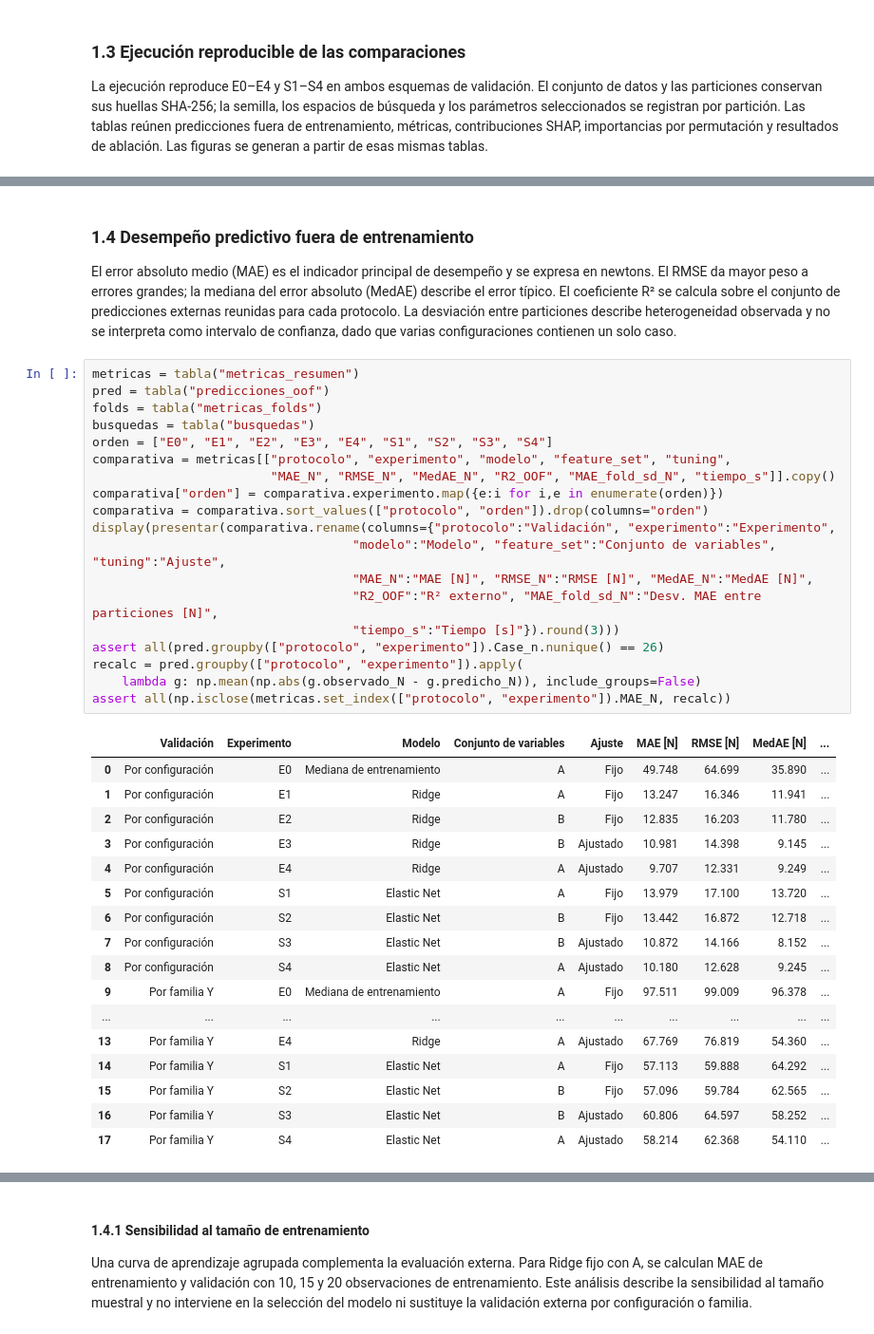
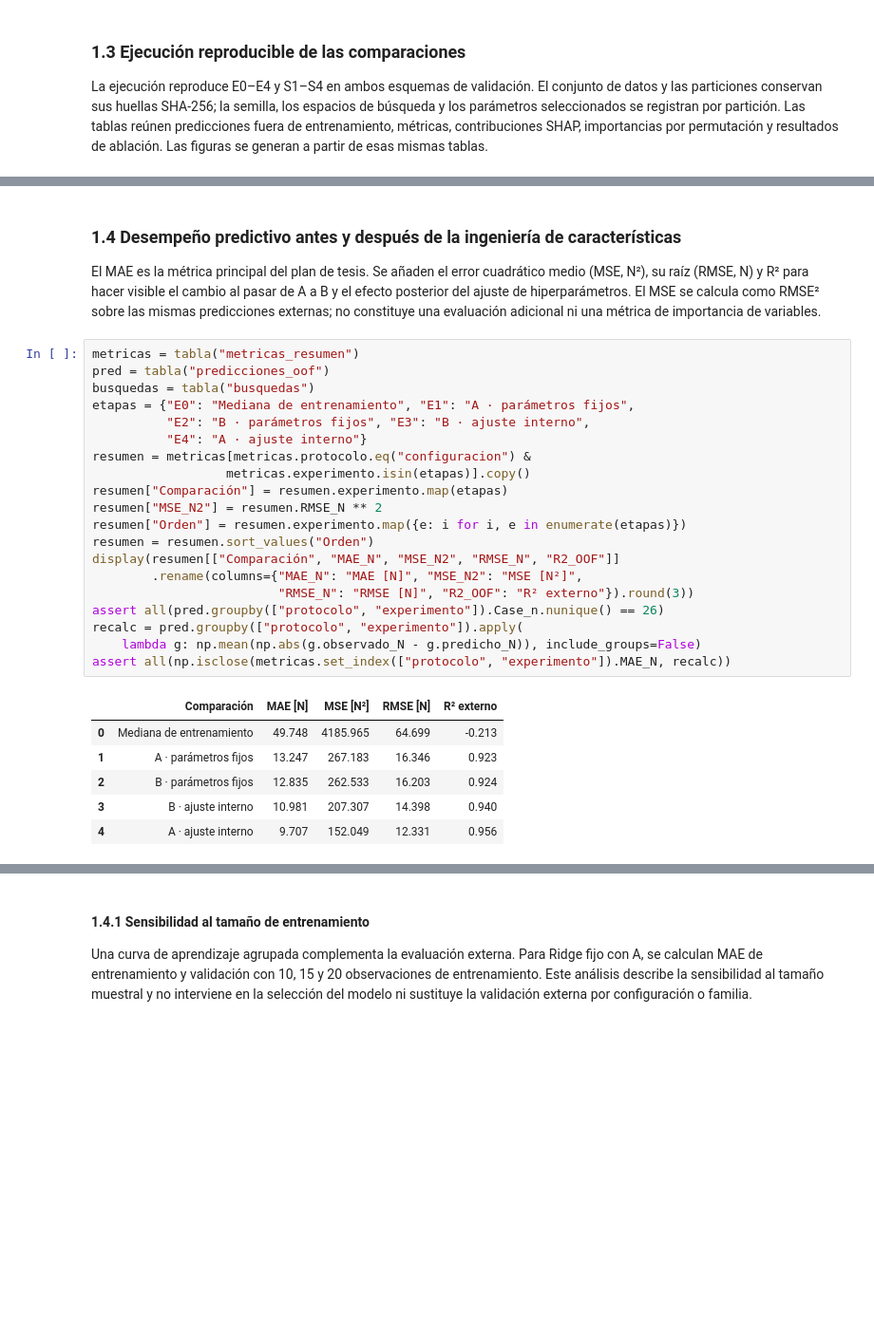
Before and after one commit to melissaaylasb-sudo/T02_MIA14_SeccionB, a Jupyter notebook: notebooks/06_Modelado_Tuning_SHAP.ipynb, the cells around one changed output, grey strips where cells are left out. Shown at 95% size. Cells and saved outputs as stored; diff of their text form; blank space fills up the shorter version.

Commit message:
Refina notebook de importancia y alinea matriz con plan de tesis

```diff
--- a/notebooks/06_Modelado_Tuning_SHAP.ipynb
+++ b/notebooks/06_Modelado_Tuning_SHAP.ipynb
@@ -223,41 +125,31 @@ display(pd.DataFrame([manifest["versions"]]).T.rename(columns={0:"Versión de bi
 # %% [markdown]
-### 1.4 Desempeño predictivo fuera de entrenamiento
+### 1.4 Desempeño predictivo antes y después de la ingeniería de características
 
-El error absoluto medio (MAE) es el indicador principal de desempeño y se expresa en newtons. El RMSE da mayor peso a errores grandes; la mediana del error absoluto (MedAE) describe el error típico. El coeficiente R² se calcula sobre el conjunto de predicciones externas reunidas para cada protocolo. La desviación entre particiones describe heterogeneidad observada y no se interpreta como intervalo de confianza, dado que varias configuraciones contienen un solo caso.
+El MAE es la métrica principal del plan de tesis. Se añaden el error cuadrático medio (MSE, N²), su raíz (RMSE, N) y R² para hacer visible el cambio al pasar de A a B y el efecto posterior del ajuste de hiperparámetros. El MSE se calcula como RMSE² sobre las mismas predicciones externas; no constituye una evaluación adicional ni una métrica de importancia de variables.
 # %%
 metricas = tabla("metricas_resumen")
 pred = tabla("predicciones_oof")
-folds = tabla("metricas_folds")
 busquedas = tabla("busquedas")
-orden = ["E0", "E1", "E2", "E3", "E4", "S1", "S2", "S3", "S4"]
-comparativa = metricas[["protocolo", "experimento", "modelo", "feature_set", "tuning",
-                        "MAE_N", "RMSE_N", "MedAE_N", "R2_OOF", "MAE_fold_sd_N", "tiempo_s"]].copy()
-comparativa["orden"] = comparativa.experimento.map({e:i for i,e in enumerate(orden)})
-comparativa = comparativa.sort_values(["protocolo", "orden"]).drop(columns="orden")
-display(presentar(comparativa.rename(columns={"protocolo":"Validación", "experimento":"Experimento",
-                                   "modelo":"Modelo", "feature_set":"Conjunto de variables", "tuning":"Ajuste",
-                                   "MAE_N":"MAE [N]", "RMSE_N":"RMSE [N]", "MedAE_N":"MedAE [N]",
-                                   "R2_OOF":"R² externo", "MAE_fold_sd_N":"Desv. MAE entre particiones [N]",
-                                   "tiempo_s":"Tiempo [s]"}).round(3)))
+etapas = {"E0": "Mediana de entrenamiento", "E1": "A · parámetros fijos",
+          "E2": "B · parámetros fijos", "E3": "B · ajuste interno",
+          "E4": "A · ajuste interno"}
+resumen = metricas[metricas.protocolo.eq("configuracion") &
+                  metricas.experimento.isin(etapas)].copy()
+resumen["Comparación"] = resumen.experimento.map(etapas)
+resumen["MSE_N2"] = resumen.RMSE_N ** 2
+resumen["Orden"] = resumen.experimento.map({e: i for i, e in enumerate(etapas)})
+resumen = resumen.sort_values("Orden")
+display(resumen[["Comparación", "MAE_N", "MSE_N2", "RMSE_N", "R2_OOF"]]
+        .rename(columns={"MAE_N": "MAE [N]", "MSE_N2": "MSE [N²]",
+                         "RMSE_N": "RMSE [N]", "R2_OOF": "R² externo"}).round(3))
 assert all(pred.groupby(["protocolo", "experimento"]).Case_n.nunique() == 26)
 recalc = pred.groupby(["protocolo", "experimento"]).apply(
     lambda g: np.mean(np.abs(g.observado_N - g.predicho_N)), include_groups=False)
 assert all(np.isclose(metricas.set_index(["protocolo", "experimento"]).MAE_N, recalc))
 # %% [output]
-|  | Validación | Experimento | Modelo | Conjunto de variables | Ajuste | MAE [N] | RMSE [N] | MedAE [N] | ... |
-| 0 | Por configuración | E0 | Mediana de entrenamiento | A | Fijo | 49.748 | 64.699 | 35.890 | ... |
-| 1 | Por configuración | E1 | Ridge | A | Fijo | 13.247 | 16.346 | 11.941 | ... |
-| 2 | Por configuración | E2 | Ridge | B | Fijo | 12.835 | 16.203 | 11.780 | ... |
-| 3 | Por configuración | E3 | Ridge | B | Ajustado | 10.981 | 14.398 | 9.145 | ... |
-| 4 | Por configuración | E4 | Ridge | A | Ajustado | 9.707 | 12.331 | 9.249 | ... |
-| 5 | Por configuración | S1 | Elastic Net | A | Fijo | 13.979 | 17.100 | 13.720 | ... |
-| 6 | Por configuración | S2 | Elastic Net | B | Fijo | 13.442 | 16.872 | 12.718 | ... |
-| 7 | Por configuración | S3 | Elastic Net | B | Ajustado | 10.872 | 14.166 | 8.152 | ... |
-| 8 | Por configuración | S4 | Elastic Net | A | Ajustado | 10.180 | 12.628 | 9.245 | ... |
-| 9 | Por familia Y | E0 | Mediana de entrenamiento | A | Fijo | 97.511 | 99.009 | 96.378 | ... |
-| ... | ... | ... | ... | ... | ... | ... | ... | ... | ... |
-| 13 | Por familia Y | E4 | Ridge | A | Ajustado | 67.769 | 76.819 | 54.360 | ... |
-| 14 | Por familia Y | S1 | Elastic Net | A | Fijo | 57.113 | 59.888 | 64.292 | ... |
-| 15 | Por familia Y | S2 | Elastic Net | B | Fijo | 57.096 | 59.784 | 62.565 | ... |
-| 16 | Por familia Y | S3 | Elastic Net | B | Ajustado | 60.806 | 64.597 | 58.252 | ... |
-| 17 | Por familia Y | S4 | Elastic Net | A | Ajustado | 58.214 | 62.368 | 54.110 | ... |
+|  | Comparación | MAE [N] | MSE [N²] | RMSE [N] | R² externo |
+| 0 | Mediana de entrenamiento | 49.748 | 4185.965 | 64.699 | -0.213 |
+| 1 | A · parámetros fijos | 13.247 | 267.183 | 16.346 | 0.923 |
+| 2 | B · parámetros fijos | 12.835 | 262.533 | 16.203 | 0.924 |
+| 3 | B · ajuste interno | 10.981 | 207.307 | 14.398 | 0.940 |
+| 4 | A · ajuste interno | 9.707 | 152.049 | 12.331 | 0.956 |
```
Also changed, not shown: parts of 21 cells of this notebook, 10 other files.
